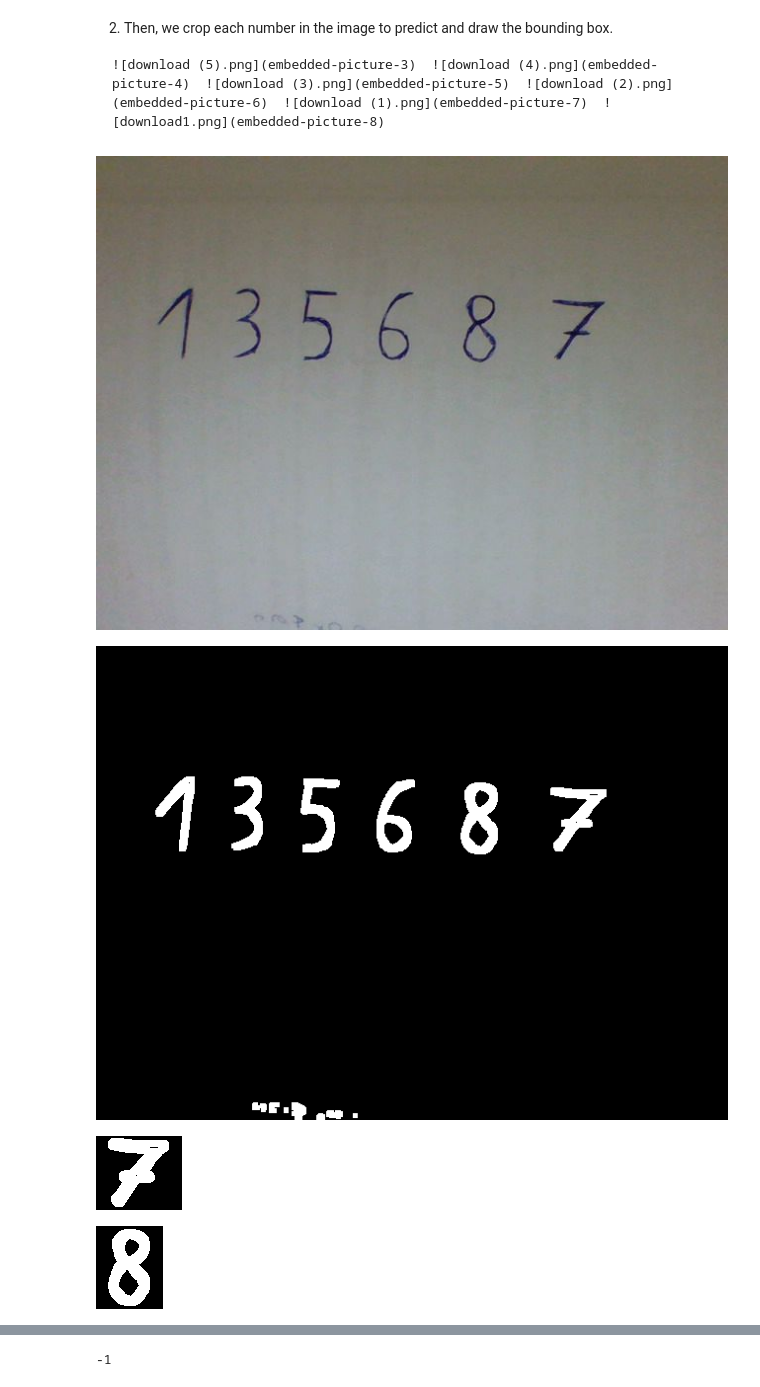
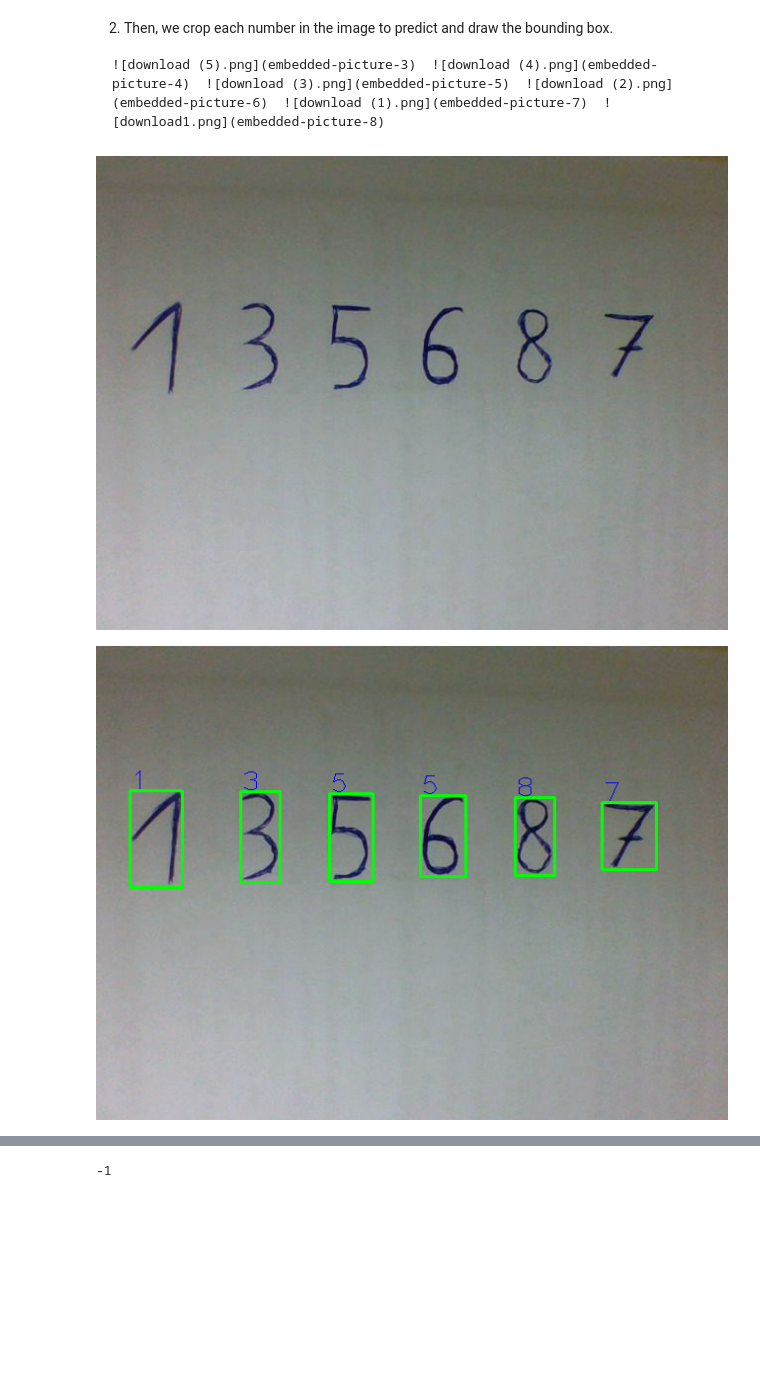
Before and after one commit to truong-xuan-linh/CS114.L21, a Jupyter notebook: BT1.ipynb, the cells around one changed output, grey strips where cells are left out. Cells and saved outputs as stored; diff of their text form; code cells hidden in the pictures; blank space fills up the shorter version.

```diff
--- a/BT1.ipynb
+++ b/BT1.ipynb
@@ -134,43 +134,38 @@ img = cv2.GaussianBlur(img,(7,7),1)
 img = cv2.Canny(img,50,50)
 kernel = np.ones((5,5),np.uint8)
 img = cv2.dilate(img,kernel,iterations =1)
-#img = cv2.GaussianBlur(img,(7,7),1)
-cv2_imshow(img)
 #datatest lưu các số trong ảnh đưa vào
 datatest = list()
 contours, hierachy = cv2.findContours(img, cv2.RETR_EXTERNAL,cv2.CHAIN_APPROX_NONE)
 for cnt in contours:
   area = cv2.contourArea(cnt)
   #Khử nhiễu
   if area > 1000:
     #Tìm các góc để vẽ hình bao quanh
     cv2.drawContours(img, cnt, -1, (255,0,0), 3)
     peri = cv2.arcLength(cnt,True)
     approx = cv2.approxPolyDP(cnt, 0.02*peri,True)
     x,y,w,h = cv2.boundingRect(approx)
     #Vẽ hình bao quanh
     cv2.rectangle(imgtest,(x,y),(x+w,y+h),(0,255,0),2)
     #Cắt số tìm được từ ảnh đưa vào
     imgCropped = img[y-5:y+h+5, x-14:x+w+15]
     #imgCroppedCanny = cv2.Canny(imgCropped,4,4)
     #Xử lý những ảnh con 1 lần nữa
     #cv2_imshow(imgCroppedCannyDialationBlur)
     # Chuyển về kích thước 8*8
-    cv2_imshow(imgCropped)
     imgCropped = cv2.resize(imgCropped, (8,8))
     # Đưa về ma trận 1 chiều
     imgCropped = imgCropped.reshape(-1)/17
     #Thêm bộ dữ liệu vào datatest
     datatest.append(imgCropped)
     #Dự đoán bộ datatest
     img_predict= classifier.predict(datatest)
     #Với mỗi dự đoán, Ghi số thích hợp
     cv2.putText(imgtest,str(int(img_predict[-1])),(x,y),1,cv2.FONT_HERSHEY_DUPLEX,(255,0,0),1)
 datatest = np.array(datatest)
 cv2_imshow(imgtest)
 cv2.waitKey(0)
 # %% [output]
-[figure, old version]
+[figure, new version]
-[figure, old version]
+[figure, new version]
-[figure, removed]
-[figure, removed]
```
Also changed, not shown: parts of 3 cells of this notebook.
